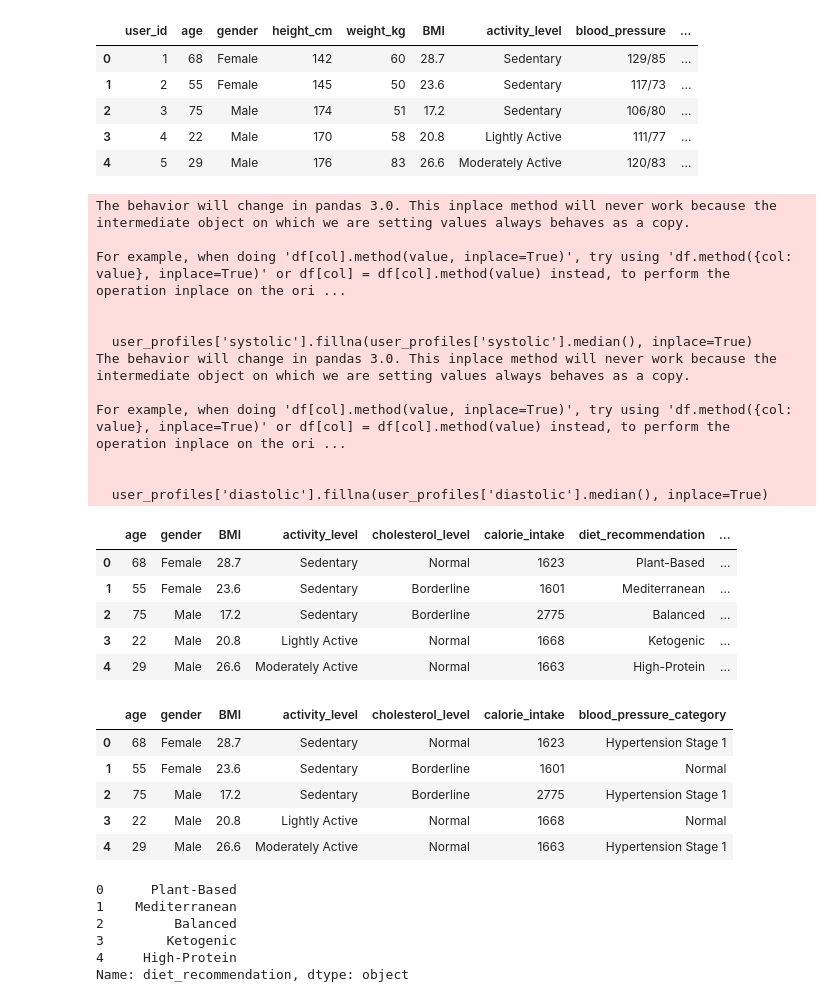
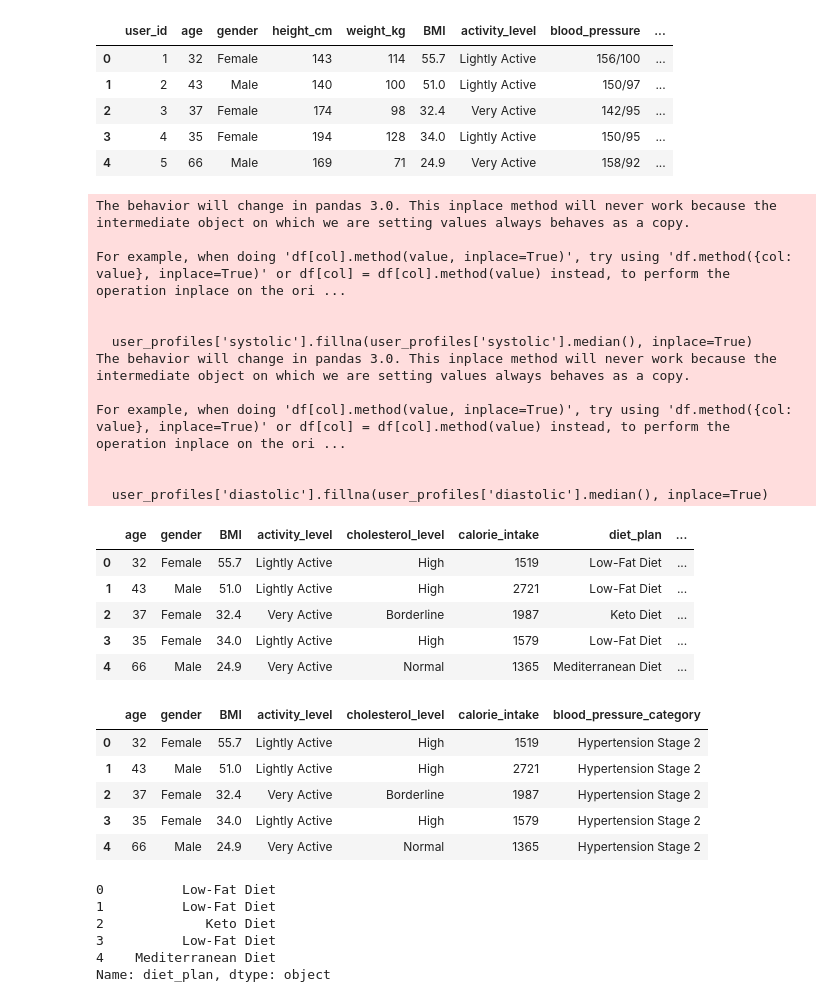
Before and after one commit to jayasuryashaju/diet_recommendation, a Jupyter notebook: notebook/MODEL_TRAINING.ipynb, the cells around one changed output. Saved outputs shown, nothing was run; the diff lists cells and outputs as text; code cells hidden in the pictures.

```diff
--- a/notebook/MODEL_TRAINING.ipynb
+++ b/notebook/MODEL_TRAINING.ipynb
@@ -23,15 +23,15 @@ from sklearn.pipeline import Pipeline
 # Metrics
 from sklearn.metrics import accuracy_score, classification_report, confusion_matrix
 # %%
-user_profiles = pd.read_csv(r'data/user_profiles_with_diverse_clusters.csv')
+user_profiles = pd.read_csv(r'data/global_diet_plans_realistic_bp.csv')
 user_profiles.head()
 # %% [output]
 |  | user_id | age | gender | height_cm | weight_kg | BMI | activity_level | blood_pressure | ... |
-| 0 | 1 | 68 | Female | 142 | 60 | 28.7 | Sedentary | 129/85 | ... |
-| 1 | 2 | 55 | Female | 145 | 50 | 23.6 | Sedentary | 117/73 | ... |
-| 2 | 3 | 75 | Male | 174 | 51 | 17.2 | Sedentary | 106/80 | ... |
-| 3 | 4 | 22 | Male | 170 | 58 | 20.8 | Lightly Active | 111/77 | ... |
-| 4 | 5 | 29 | Male | 176 | 83 | 26.6 | Moderately Active | 120/83 | ... |
+| 0 | 1 | 32 | Female | 143 | 114 | 55.7 | Lightly Active | 156/100 | ... |
+| 1 | 2 | 43 | Male | 140 | 100 | 51.0 | Lightly Active | 150/97 | ... |
+| 2 | 3 | 37 | Female | 174 | 98 | 32.4 | Very Active | 142/95 | ... |
+| 3 | 4 | 35 | Female | 194 | 128 | 34.0 | Lightly Active | 150/95 | ... |
+| 4 | 5 | 66 | Male | 169 | 71 | 24.9 | Very Active | 158/92 | ... |
 # %%
 # user_profiles.drop("user_id", axis=1, inplace=True)
 # %%
@@ -66,13 +66,15 @@ user_profiles['diastolic'].fillna(user_profiles['diastolic'].median(), inplace=T
 
 # Categorize blood pressure based on systolic and diastolic values
 def categorize_blood_pressure(row):
-    if row['systolic'] < 120 and row['diastolic'] < 80:
+    if row['systolic'] < 90 or row['diastolic'] < 60:
+        return 'Low Blood Pressure (Hypotension)'
+    elif row['systolic'] < 120 and row['diastolic'] < 80:
         return 'Normal'
     elif 120 <= row['systolic'] < 130 and row['diastolic'] < 80:
         return 'Elevated'
     elif 130 <= row['systolic'] < 140 or 80 <= row['diastolic'] < 90:
         return 'Hypertension Stage 1'
-    elif row['systolic'] >= 140 or row['diastolic'] >= 90:
+    elif 140 <= row['systolic'] <= 180 or 90 <= row['diastolic'] <= 120:
         return 'Hypertension Stage 2'
     elif row['systolic'] > 180 or row['diastolic'] > 120:
         return 'Hypertensive Crisis'
@@ -83,7 +85,7 @@ def categorize_blood_pressure(row):
 user_profiles['blood_pressure_category'] = user_profiles.apply(categorize_blood_pressure, axis=1)
 
 # Drop the original blood_pressure column
-user_profiles.drop(columns=["user_id", 'blood_pressure', "systolic", "diastolic", "cluster"], inplace=True)
+user_profiles.drop(columns=["user_id", 'blood_pressure', "systolic", "diastolic"], inplace=True)
 
 # View the updated dataframe
 user_profiles.head()
@@ -100,32 +102,32 @@ For example, when doing 'df[col].method(value, inplace=True)', try using 'df.met
 
 
   user_profiles['diastolic'].fillna(user_profiles['diastolic'].median(), inplace=True)
-|  | age | gender | BMI | activity_level | cholesterol_level | calorie_intake | diet_recommendation | ... |
-| 0 | 68 | Female | 28.7 | Sedentary | Normal | 1623 | Plant-Based | ... |
-| 1 | 55 | Female | 23.6 | Sedentary | Borderline | 1601 | Mediterranean | ... |
-| 2 | 75 | Male | 17.2 | Sedentary | Borderline | 2775 | Balanced | ... |
-| 3 | 22 | Male | 20.8 | Lightly Active | Normal | 1668 | Ketogenic | ... |
-| 4 | 29 | Male | 26.6 | Moderately Active | Normal | 1663 | High-Protein | ... |
+|  | age | gender | BMI | activity_level | cholesterol_level | calorie_intake | diet_plan | ... |
+| 0 | 32 | Female | 55.7 | Lightly Active | High | 1519 | Low-Fat Diet | ... |
+| 1 | 43 | Male | 51.0 | Lightly Active | High | 2721 | Low-Fat Diet | ... |
+| 2 | 37 | Female | 32.4 | Very Active | Borderline | 1987 | Keto Diet | ... |
+| 3 | 35 | Female | 34.0 | Lightly Active | High | 1579 | Low-Fat Diet | ... |
+| 4 | 66 | Male | 24.9 | Very Active | Normal | 1365 | Mediterranean Diet | ... |
 # %%
-x = user_profiles.drop("diet_recommendation", axis=1)
+x = user_profiles.drop("diet_plan", axis=1)
 x.head()
 # %% [output]
 |  | age | gender | BMI | activity_level | cholesterol_level | calorie_intake | blood_pressure_category |
-| 0 | 68 | Female | 28.7 | Sedentary | Normal | 1623 | Hypertension Stage 1 |
-| 1 | 55 | Female | 23.6 | Sedentary | Borderline | 1601 | Normal |
-| 2 | 75 | Male | 17.2 | Sedentary | Borderline | 2775 | Hypertension Stage 1 |
-| 3 | 22 | Male | 20.8 | Lightly Active | Normal | 1668 | Normal |
-| 4 | 29 | Male | 26.6 | Moderately Active | Normal | 1663 | Hypertension Stage 1 |
+| 0 | 32 | Female | 55.7 | Lightly Active | High | 1519 | Hypertension Stage 2 |
+| 1 | 43 | Male | 51.0 | Lightly Active | High | 2721 | Hypertension Stage 2 |
+| 2 | 37 | Female | 32.4 | Very Active | Borderline | 1987 | Hypertension Stage 2 |
+| 3 | 35 | Female | 34.0 | Lightly Active | High | 1579 | Hypertension Stage 2 |
+| 4 | 66 | Male | 24.9 | Very Active | Normal | 1365 | Hypertension Stage 2 |
 # %%
-y = user_profiles["diet_recommendation"]
+y = user_profiles["diet_plan"]
 y.head()
 # %% [output]
-0      Plant-Based
-1    Mediterranean
-2         Balanced
-3        Ketogenic
-4     High-Protein
-Name: diet_recommendation, dtype: object
+0          Low-Fat Diet
+1          Low-Fat Diet
+2             Keto Diet
+3          Low-Fat Diet
+4    Mediterranean Diet
+Name: diet_plan, dtype: object
 # %%
 # creating column transformer with 2 types of transformers
 
```
Also changed, not shown: parts of 4 cells of this notebook.
